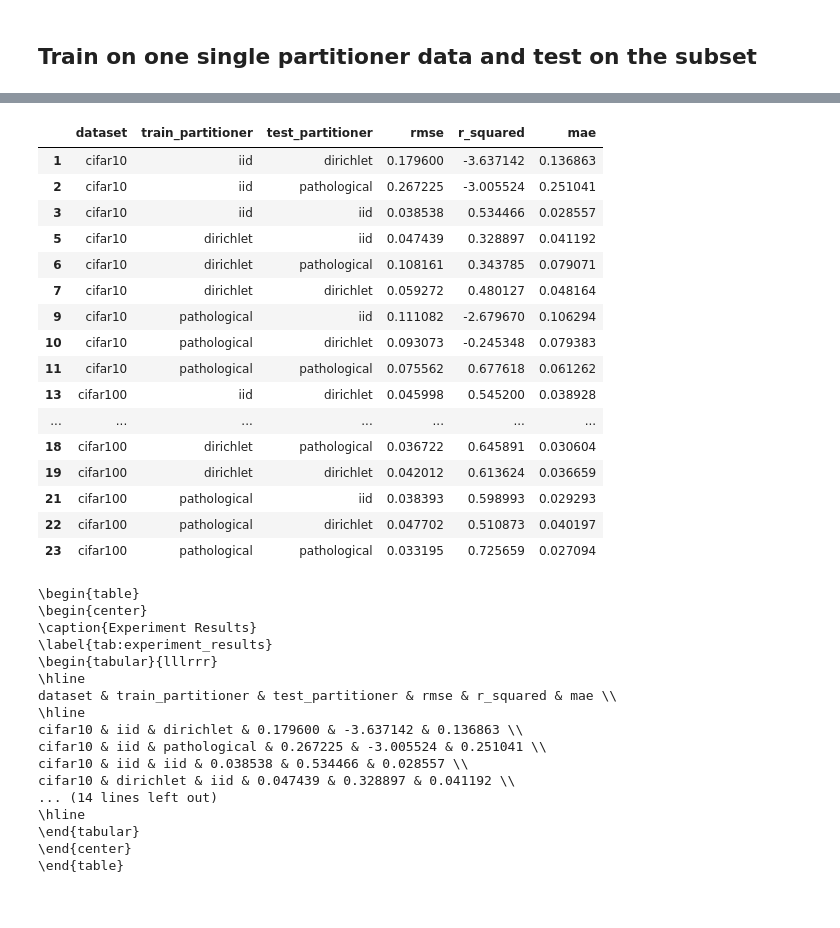
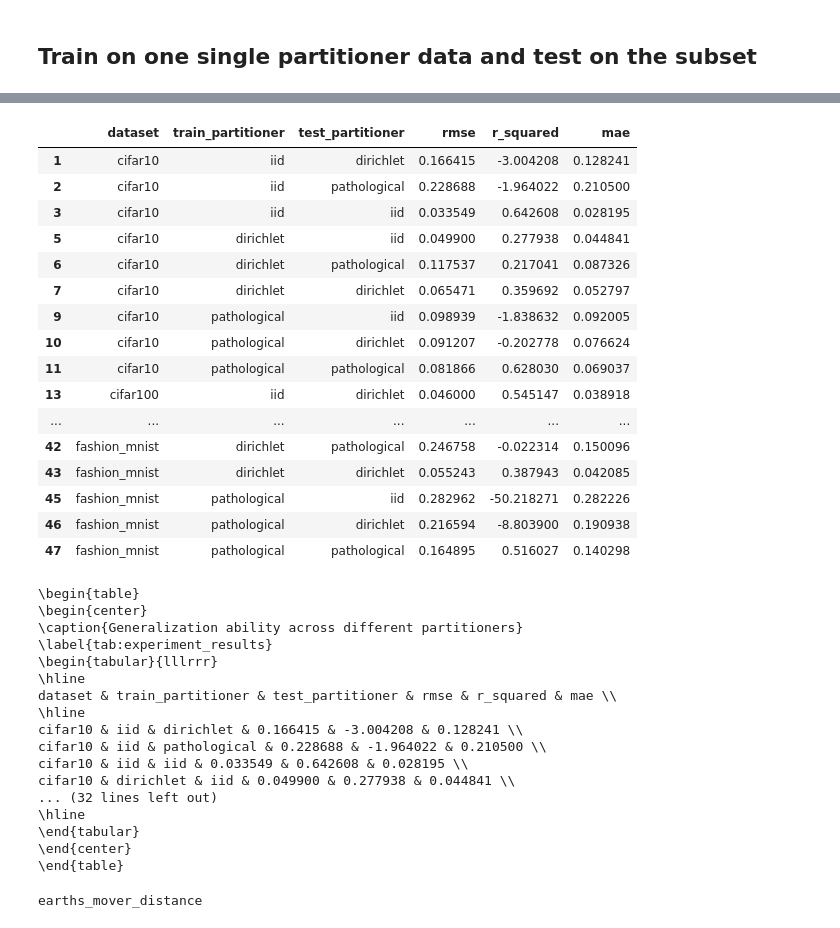
Before and after one commit to adam-narozniak/FL-heterogeneity, a Jupyter notebook: heterogeneity/notebooks/HeterogeneityVsTestAccLinReg.ipynb, the cells around one changed output, grey strips where cells are left out. Saved outputs shown, nothing was run; the diff lists cells and outputs as text; code cells hidden in the pictures.

```diff
--- a/heterogeneity/notebooks/HeterogeneityVsTestAccLinReg.ipynb
+++ b/heterogeneity/notebooks/HeterogeneityVsTestAccLinReg.ipynb
@@ -85,13 +65,13 @@ def read_data(
     return res, acc, hetero
 # %%
 def read_acc_data(ds_name, partitioner_name, base_acc_path=base_acc_path):
-    base_acc_path = base_acc_path if ds_name in ["cifar10", "mnist"] else "/home/FL-heterogeneity/results/final-cifar100/"
+    # base_acc_path = base_acc_path if ds_name in ["cifar10", "mnist"] else "/home/FL-heterogeneity/results/final-cifar100/"
     path_acc = (
-        f"{base_acc_path}"
-        + f"{ds_name}/{partitioner_name}/Adam"
+        f"{base_acc_path}/"
+        + f"final-{ds_name}/{ds_name}/{partitioner_name}/Adam"
         + "{}"
         + "/test_res.csv"
-    )
+    ) if ds_name != "fashion_mnist" else f"{base_acc_path}/final-fashion-mnist/zalando-datasets/fashion_mnist/{partitioner_name}/Adam" + "{}" +"/test_res.csv"
     acc = pd.read_csv(path_acc)
     if partitioner_name == "DirichletPartitioner":
         acc = acc[acc["self_balancing"] == False]
@@ -102,7 +82,7 @@ def read_acc_data(ds_name, partitioner_name, base_acc_path=base_acc_path):
     return acc
 
 def read_hetero_data(ds_name, partitioner_name, base_hetero_path=base_hetero_path, mode: Literal["single-seed", "multi-seed", "mean"] = "multi-seed"):
-    path = f"{base_hetero_path}/{ds_name}/{partitioner_name}/compute_{hetero_metric}.csv"
+    path = f"{base_hetero_path}/{ds_name}/{partitioner_name}/compute_{hetero_metric}.csv" if ds_name != "fashion_mnist" else f"{base_hetero_path}/zalando-datasets/{ds_name}/{partitioner_name}/compute_{hetero_metric}.csv"
     metrics = pd.read_csv(path)
     metrics = metrics.drop_duplicates()
 
@@ -142,7 +122,7 @@ acc_dict = {}
 hetero_dict = {}
 
 for partitioner_name in ["IidPartitioner", "DirichletPartitioner", "PathologicalPartitioner"]:
-    for ds_name in ["mnist", "cifar10", "cifar100"]:
+    for ds_name in ["mnist", "cifar10", "cifar100", "fashion_mnist"]:
         print(ds_name, partitioner_name)
         acc_dict[(ds_name, partitioner_name)] = read_acc_data(ds_name, partitioner_name)
         hetero_dict[(ds_name, partitioner_name)] =  read_hetero_data(ds_name, partitioner_name)
@@ -351,0 +337,9 @@ R-squared: 0.7191198601673489
+# %%
+ds_name = "cifar10"
+results_dict = results["cifar10"]
+# Print the summary of the model, RMSE, and R-squared for each dataset
+print(f"Dataset: {ds_name}")
+print(results_dict["train"]["model_summary"])
+print(f"RMSE: {rmse}")
+print(f"R-squared: {r_squared}")
+print("\n")
@@ -418,7 +404,7 @@ def perform_linear_regression(X_train, y_train):
 
     return model
 
-for ds_name in ["cifar10", "cifar100"]:
+for ds_name in ["cifar10", "cifar100", "mnist", "fashion_mnist"]:
     print(f"{ds_name}")
     # Train on res_train from a single partitioner
     for partitioner_name in ["IidPartitioner", "DirichletPartitioner", "PathologicalPartitioner"]:
@@ -504,7 +490,7 @@ R-squared: 0.7256589968415048
 # Store the results in a DataFrame
 experiment_results = []
 
-for ds_name in ["cifar10", "cifar100"]:
+for ds_name in ["cifar10", "cifar100", "mnist", "fashion_mnist"]:
     for partitioner_name in ["IidPartitioner", "DirichletPartitioner", "PathologicalPartitioner"]:
         # Prepare the training data
         res_train = res_dict_train[(ds_name, partitioner_name)].dropna()
@@ -586,67 +572,71 @@ for ds_name in ["cifar10", "cifar100"]:
             "rmse": rmse_partitioner,
             "r_squared": r_squared_partitioner,
             "mae": mae_partitioner,
             "set": "test"
         })
 
 # Convert the results to a DataFrame
 experiment_results_df = pd.DataFrame(experiment_results)
 # Display just the test sets
 # display(experiment_results_df[experiment_results_df['set'] == 'test'].iloc[:, :-1])
 
 # Shorten the partitioner names
 experiment_results_df['train_partitioner'] = experiment_results_df['train_partitioner'].replace({
     'IidPartitioner': 'iid',
     'DirichletPartitioner': 'dirichlet',
     'PathologicalPartitioner': 'pathological'
 })
 
 experiment_results_df['test_partitioner'] = experiment_results_df['test_partitioner'].replace({
     'IidPartitioner': 'iid',
     'DirichletPartitioner': 'dirichlet',
     'PathologicalPartitioner': 'pathological'
 })
 
 # Display the updated DataFrame
 display(experiment_results_df[experiment_results_df['set'] == 'test'].iloc[:, :-1])
 # Create a LaTeX table from the experiment results DataFrame
-latex_table = experiment_results_df[experiment_results_df['set'] == 'test'].iloc[:, :-1].to_latex(index=False, caption="Experiment Results", label="tab:experiment_results").replace("\\begin{table}", "\\begin{table}\n\\begin{center}").replace("\\end{table}", "\\end{center}\n\\end{table}").replace("\\toprule", "\\hline").replace("\\midrule", "\\hline").replace("\\bottomrule", "\\hline")
+latex_table = experiment_results_df[experiment_results_df['set'] == 'test'].iloc[:, :-1].to_latex(index=False, caption="Generalization ability across different partitioners", label="tab:experiment_results").replace("\\begin{table}", "\\begin{table}\n\\begin{center}").replace("\\end{table}", "\\end{center}\n\\end{table}").replace("\\toprule", "\\hline").replace("\\midrule", "\\hline").replace("\\bottomrule", "\\hline").replace("fashion_mnist", "fashion\_mnist")
 print(latex_table)
 # %% [output]
 |  | dataset | train_partitioner | test_partitioner | rmse | r_squared | mae |
-| 1 | cifar10 | iid | dirichlet | 0.179600 | -3.637142 | 0.136863 |
-| 2 | cifar10 | iid | pathological | 0.267225 | -3.005524 | 0.251041 |
-| 3 | cifar10 | iid | iid | 0.038538 | 0.534466 | 0.028557 |
-| 5 | cifar10 | dirichlet | iid | 0.047439 | 0.328897 | 0.041192 |
-| 6 | cifar10 | dirichlet | pathological | 0.108161 | 0.343785 | 0.079071 |
-| 7 | cifar10 | dirichlet | dirichlet | 0.059272 | 0.480127 | 0.048164 |
-| 9 | cifar10 | pathological | iid | 0.111082 | -2.679670 | 0.106294 |
-| 10 | cifar10 | pathological | dirichlet | 0.093073 | -0.245348 | 0.079383 |
-| 11 | cifar10 | pathological | pathological | 0.075562 | 0.677618 | 0.061262 |
-| 13 | cifar100 | iid | dirichlet | 0.045998 | 0.545200 | 0.038928 |
+| 1 | cifar10 | iid | dirichlet | 0.166415 | -3.004208 | 0.128241 |
+| 2 | cifar10 | iid | pathological | 0.228688 | -1.964022 | 0.210500 |
+| 3 | cifar10 | iid | iid | 0.033549 | 0.642608 | 0.028195 |
+| 5 | cifar10 | dirichlet | iid | 0.049900 | 0.277938 | 0.044841 |
+| 6 | cifar10 | dirichlet | pathological | 0.117537 | 0.217041 | 0.087326 |
+| 7 | cifar10 | dirichlet | dirichlet | 0.065471 | 0.359692 | 0.052797 |
+| 9 | cifar10 | pathological | iid | 0.098939 | -1.838632 | 0.092005 |
+| 10 | cifar10 | pathological | dirichlet | 0.091207 | -0.202778 | 0.076624 |
+| 11 | cifar10 | pathological | pathological | 0.081866 | 0.628030 | 0.069037 |
+| 13 | cifar100 | iid | dirichlet | 0.046000 | 0.545147 | 0.038918 |
 | ... | ... | ... | ... | ... | ... | ... |
-| 18 | cifar100 | dirichlet | pathological | 0.036722 | 0.645891 | 0.030604 |
-| 19 | cifar100 | dirichlet | dirichlet | 0.042012 | 0.613624 | 0.036659 |
-| 21 | cifar100 | pathological | iid | 0.038393 | 0.598993 | 0.029293 |
-| 22 | cifar100 | pathological | dirichlet | 0.047702 | 0.510873 | 0.040197 |
-| 23 | cifar100 | pathological | pathological | 0.033195 | 0.725659 | 0.027094 |
+| 42 | fashion_mnist | dirichlet | pathological | 0.246758 | -0.022314 | 0.150096 |
+| 43 | fashion_mnist | dirichlet | dirichlet | 0.055243 | 0.387943 | 0.042085 |
+| 45 | fashion_mnist | pathological | iid | 0.282962 | -50.218271 | 0.282226 |
+| 46 | fashion_mnist | pathological | dirichlet | 0.216594 | -8.803900 | 0.190938 |
+| 47 | fashion_mnist | pathological | pathological | 0.164895 | 0.516027 | 0.140298 |
 \begin{table}
 \begin{center}
-\caption{Experiment Results}
+\caption{Generalization ability across different partitioners}
 \label{tab:experiment_results}
 \begin{tabular}{lllrrr}
 \hline
 dataset & train_partitioner & test_partitioner & rmse & r_squared & mae \\
 \hline
-cifar10 & iid & dirichlet & 0.179600 & -3.637142 & 0.136863 \\
-cifar10 & iid & pathological & 0.267225 & -3.005524 & 0.251041 \\
-cifar10 & iid & iid & 0.038538 & 0.534466 & 0.028557 \\
-cifar10 & dirichlet & iid & 0.047439 & 0.328897 & 0.041192 \\
-... (14 lines left out)
+cifar10 & iid & dirichlet & 0.166415 & -3.004208 & 0.128241 \\
+cifar10 & iid & pathological & 0.228688 & -1.964022 & 0.210500 \\
+cifar10 & iid & iid & 0.033549 & 0.642608 & 0.028195 \\
+cifar10 & dirichlet & iid & 0.049900 & 0.277938 & 0.044841 \\
+... (32 lines left out)
 \hline
 \end{tabular}
 \end{center}
 \end{table}
+# %%
+print(hetero_metric)
+# %% [output]
+earths_mover_distance
 # %%
 display(experiment_results_df[experiment_results_df['set'] == 'train'])
 # %% [output]
```
Also changed, not shown: parts of 13 cells of this notebook, 1 other file.
